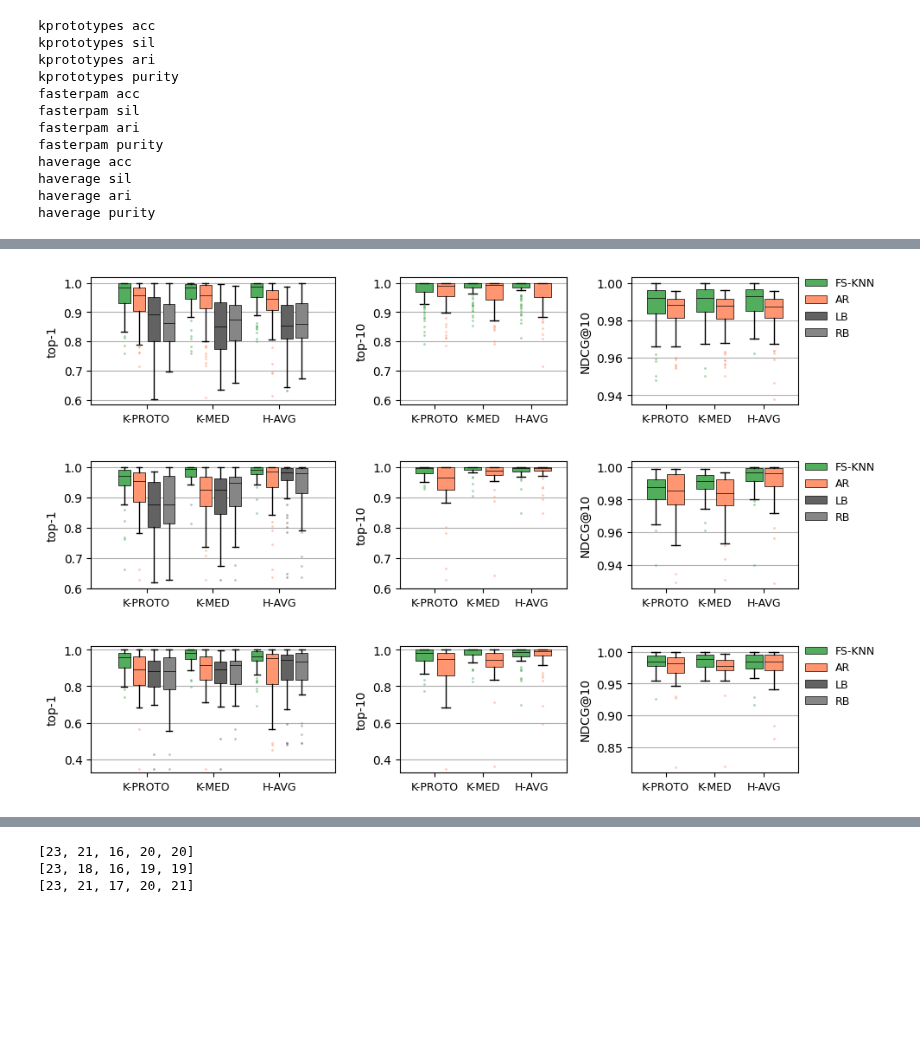
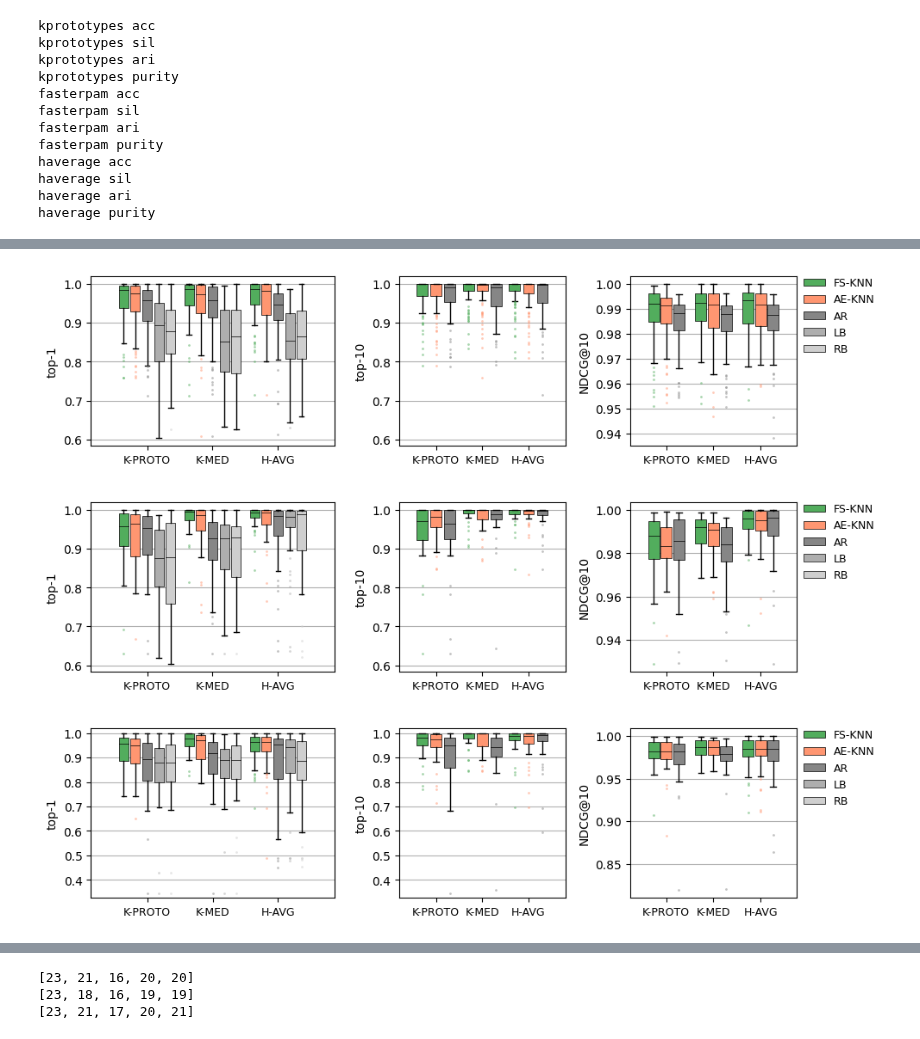
Before and after one commit to AbdoulayeDiop/simrec, a Jupyter notebook: paper.ipynb, the cells around one changed output, grey strips where cells are left out. Cells and saved outputs as stored; diff of their text form; code cells hidden in the pictures; blank space fills up the shorter version.

Commit message:
Add images

```diff
--- a/paper.ipynb
+++ b/paper.ipynb
@@ -286,17 +286,18 @@ AMF-FS-KNN  0.354±0.27
 def show_scores(results, savedir=None):
     colors = {
         "AMF-FS-KNN": "#52AD5D",
-        "AR": "#FF9671",
-        "LB": "#626262",
-        "RB": "#868686",
-        # "AR": "#AFAFAF"
+        "AMF-AE-KNN": "#FF9671",
+        "AR": "#868686",
+        "LB": "#AEAEAE",
+        "RB": "#CFCFCF",
     }
     labels = {k: k for k in colors}
     labels["AMF-FS-KNN"] = "FS-KNN"
+    labels["AMF-AE-KNN"] = "AE-KNN"
 
-    model_names = ["AMF-FS-KNN", "AR"] #, "MKNN", "MDTree", "PR-LR", "PR-KNN", "PR-DTree"
+    model_names = ["AMF-FS-KNN", "AMF-AE-KNN", "AR"] #, "MKNN", "MDTree", "PR-LR", "PR-KNN", "PR-DTree"
     for eval_metric in ["sil", "acc", "ari"]:
-        fig = plt.figure(figsize=(9, 2.))
+        fig = plt.figure(figsize=(9, 2.5))
 
         plt.subplot(1, 10, (1, 4))
         k = 1
@@ -394,35 +395,35 @@ def show_scores(results, savedir=None):
                 if model_name not in y:
                     y[model_name] = []
                 v = res[model_name][k]
                 y[model_name].append(v)
 
         n_bar = len(y)
         w = 0.8/n_bar
         x = np.arange(len(results))
         i = 0
         for model_name, values in y.items():
             boxprops = dict(linewidth=0.5, facecolor=colors[model_name], alpha=1) # 726686
             flierprops = dict(marker='o', markerfacecolor=colors[model_name], markeredgecolor='none', markersize=2, alpha=0.5,
                             linewidth=0)
             medianprops = dict(color='black', linewidth=0.5)
             meanprops = dict(marker='*', markerfacecolor='red', markeredgecolor='none', linewidth=0)
             b = plt.boxplot(values, positions=x+(i*w-(n_bar-1)*w/2), widths=0.9*w,  patch_artist=True, boxprops=boxprops, flierprops=flierprops, medianprops=medianprops, showcaps=True, showfliers=True)
             i+=1
         plt.ylabel(f"NDCG@{k}")
         plt.xticks(x, [names[algo] for algo in results], rotation=0, fontsize=9)
         plt.grid(axis="y")
 
         # if eval_metric=="sil":
         #     plt.figlegend([box["boxes"][0] for box in boxes], labels.values(), fontsize=10, loc= "lower center", bbox_to_anchor= (0.5, 1), frameon=False, ncol=len(model_names)+len(baselines))
         plt.figlegend([box["boxes"][0] for box in boxes], labels.values(), fontsize=9, loc= "upper left", bbox_to_anchor= (0.98, 0.98), frameon=False)
 
         plt.tight_layout()
-        if savedir is not None:
-            plt.savefig(os.path.join(savedir, f"results_{eval_metric}.pdf"))
+        # if savedir is not None:
+        #     plt.savefig(os.path.join(savedir, f"results_{eval_metric}.pdf"), bbox_inches='tight')
         plt.show()
 
 show_scores(results, savedir="imgs/")
 # %% [output]
-[figure, old version]
+[figure, new version]
-[figure, old version]
+[figure, new version]
-[figure, old version]
+[figure, new version]
```
Also changed, not shown: parts of 6 cells of this notebook, 26 other files.
